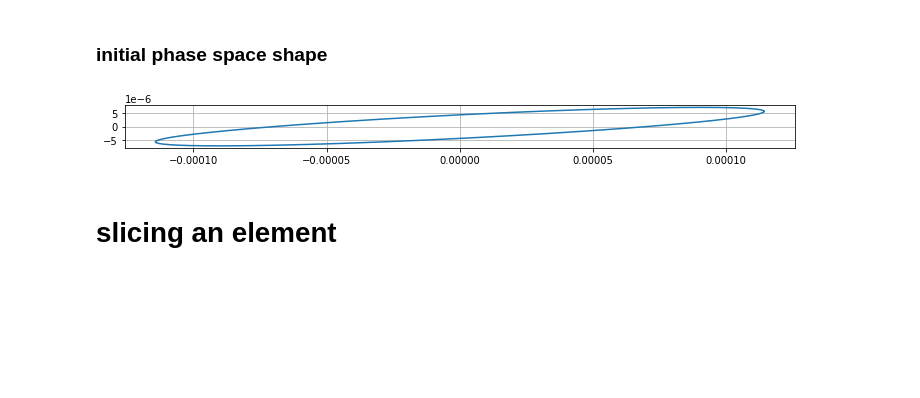
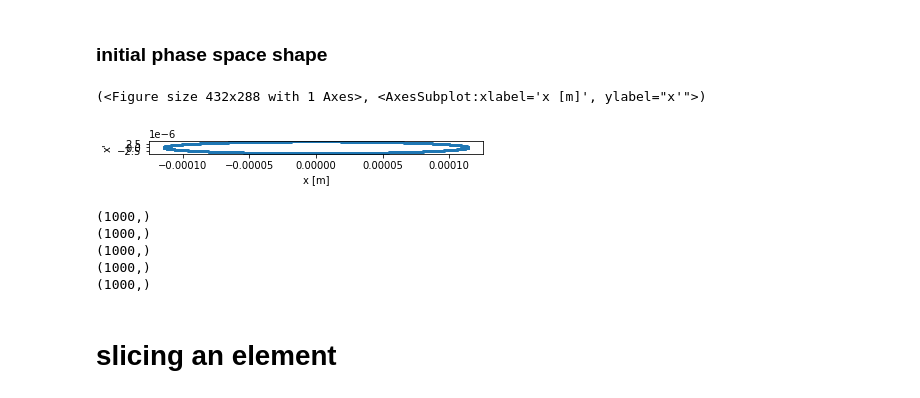
Before and after one commit to loiccoyle/pyaccelerator, a Jupyter notebook: noteboooks/lattice.ipynb, the cells around one changed output. Saved outputs shown, nothing was run; the diff lists cells and outputs as text; code cells hidden in the pictures; blank space fills up the shorter version.

```diff
--- a/noteboooks/lattice.ipynb
+++ b/noteboooks/lattice.ipynb
@@ -56,7 +68,7 @@ np.trace(fodo.m_h[:2, :2])
 # %% [markdown]
 Periodic twiss solution:
 # %%
-twiss_sol = fodo.m_h.twiss_solution
+twiss_sol = fodo.solve_twiss()
 twiss_sol
 # %% [output]
 array([[25.81988897],
@@ -70,15 +82,26 @@ np.allclose(twiss_sol, fodo.m_h.twiss @ twiss_sol)
 True
 # %% [markdown]
 ### initial phase space shape
-# %%
-beam = Beam()
-x, x_prime, dp = beam.ellipse(twiss_sol)
-plt.figure(figsize=(12,12))
-plt.plot(x, x_prime)
-plt.gca().set_aspect('equal')
-plt.grid()
-# %% [output]
-[figure, removed]
+# %%
+beam = Beam()
+ellipse = beam.ellipse(twiss_sol)
+ellipse.plot('h')
+# %% [output]
+(<Figure size 432x288 with 1 Axes>, <AxesSubplot:xlabel='x [m]', ylabel="x'">)
+[figure, added]
+# %%
+# ellipse is just a fancy tuple
+print(ellipse.x.shape)
+print(ellipse.x_prime.shape)
+print(ellipse.y.shape)
+print(ellipse.y_prime.shape)
+print(ellipse.dp.shape)
+# %% [output]
+(1000,)
+(1000,)
+(1000,)
+(1000,)
+(1000,)
 # %% [markdown]
 # slicing an element
 # %%
```
Also changed, not shown: parts of 45 cells of this notebook, 32 other files.
